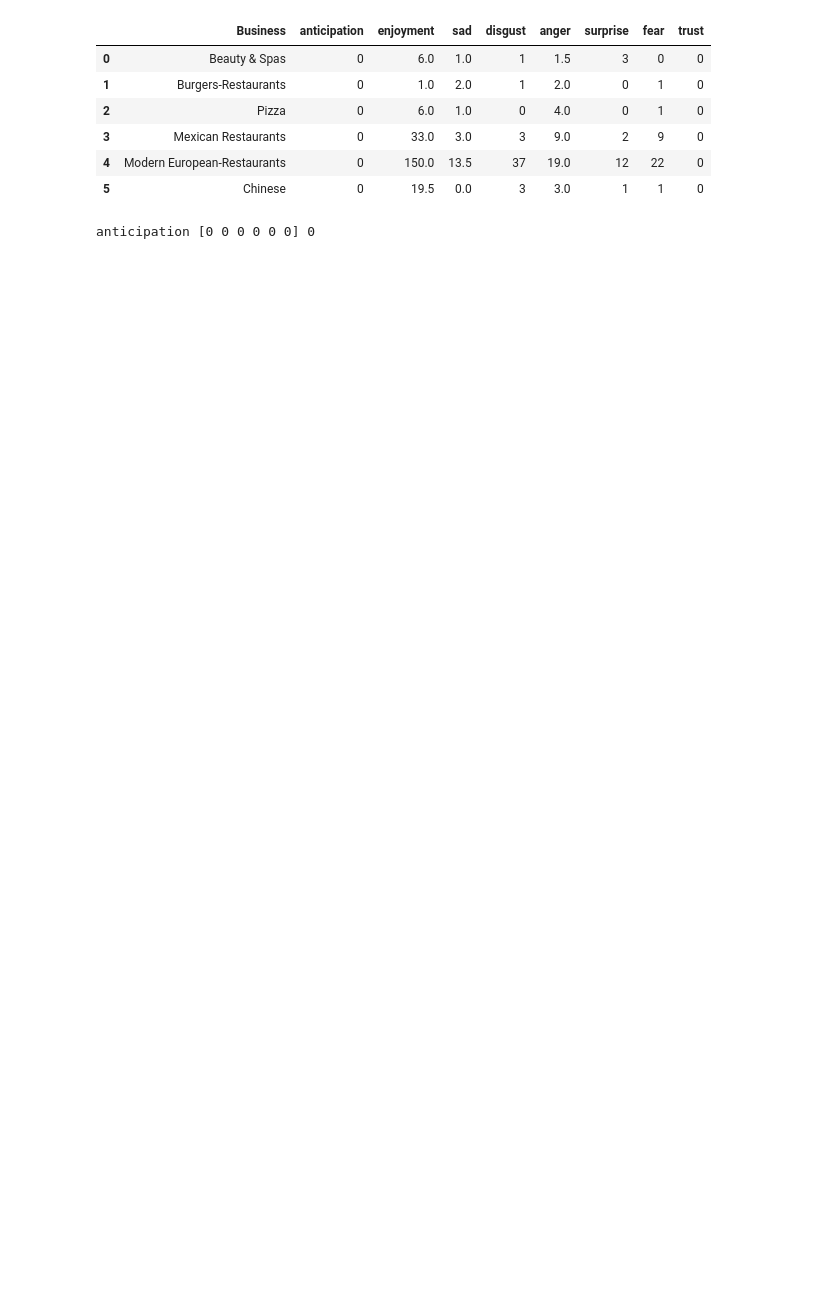
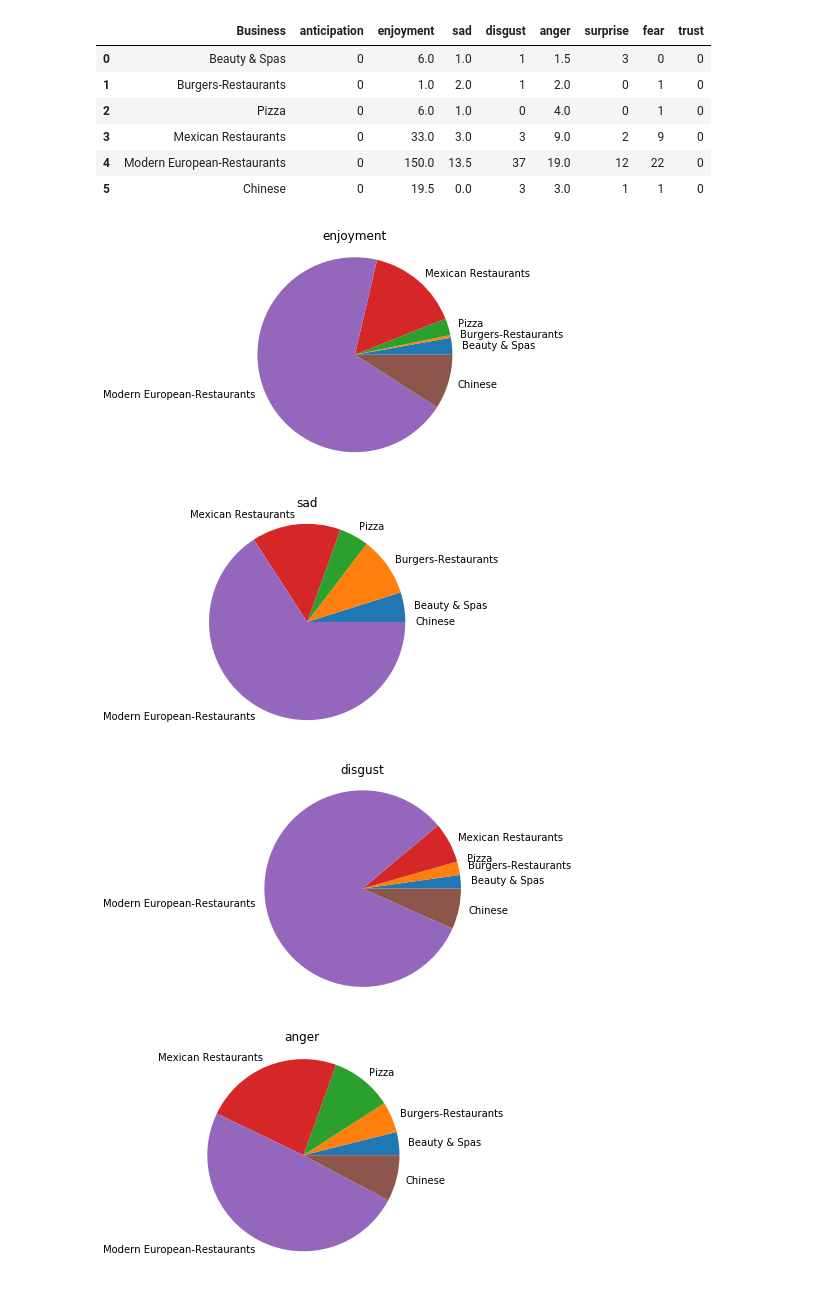
Before and after one commit to acatejr/iudsci, a Jupyter notebook: spring2018/python_machine_learning/module6/assignment3.ipynb, the cells around one changed output. Cells and saved outputs as stored; diff of their text form; code cells hidden in the pictures; blank space fills up the shorter version.

```diff
--- a/spring2018/python_machine_learning/module6/assignment3.ipynb
+++ b/spring2018/python_machine_learning/module6/assignment3.ipynb
@@ -43,25 +43,21 @@ data
 # %%
 # Assignment 3 - Part 2
 # Using the data present in barGraph.csv file generate pie-chart showing percentage of emotions
 # for each business.
 
 labels = data['Business'].values
 emoticons = data.columns.values[1:]
-# print(labels, emoticons)
 
-for e in emoticons[:1]:
+for e in emoticons:
     vals = data[e].values
-    print(e, vals, vals.sum())
-# labels = 'Python', 'C++', 'Ruby', 'Java'
-# sizes = [215, 130, 245, 210]
-# colors = ['gold', 'yellowgreen', 'lightcoral', 'lightskyblue']
-# explode = (0.1, 0, 0, 0)  # explode 1st slice
-
-# # Plot
-# plt.pie(sizes, explode=explode, labels=labels, colors=colors,
-#         autopct='%1.1f%%', shadow=True, startangle=140)
-
-# plt.axis('equal')
-# plt.show()
+    if vals.sum() > 0:
+        sizes = vals / vals.sum() * 100
+        plt.figure()
+        plt.title(e)
+        plt.pie(sizes, labels = labels)
+        plt.axis('equal')
 # %% [output]
-anticipation [0 0 0 0 0 0] 0
+[figure, added]
+[figure, added]
+[figure, added]
+[figure, added]
```
Also changed, not shown: parts of 2 cells of this notebook, 8 other files.
